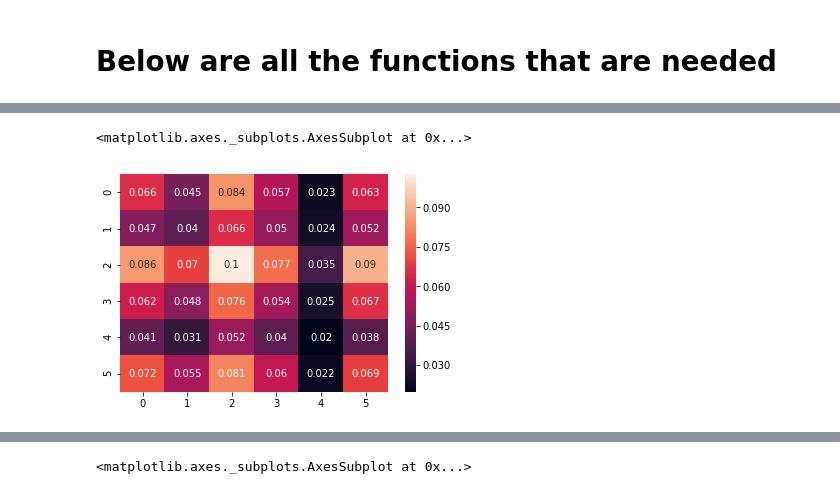
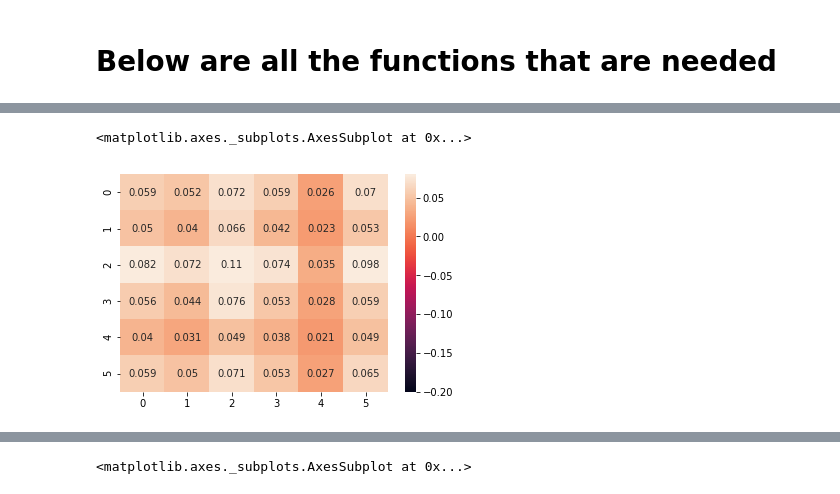
Before and after one commit to blab/markov-intermediate, a Jupyter notebook: scripts/state_transitions_final.ipynb, the cells around one changed output, grey strips where cells are left out. Drawn from its saved outputs; the diff is of its cells as text; code cells hidden in the pictures.

```diff
--- a/scripts/state_transitions_final.ipynb
+++ b/scripts/state_transitions_final.ipynb
@@ -44,29 +55,41 @@ def expected_number_of_transitions_in_time_t_final(array_step, Q):
             E_n += N_greek
     return E_n
 # %%
+np.random.seed(3)
 def simulated_number_of_transitions(array_step, first, last, Q):
+    """This function returns a sinlge value for the number of counted transitions between the first and last state in a given amount of time.
+    The purpose of this function is to get the actual number of transitions in a given time.
+    The simulation runs through a series of events and records how many times a certain event/series happened.
+    array_step = time step.
+    Q = the rate matrix defined earlier in the code."""
     Q_array=np.array(Q)
     Q_exponential=scipy.linalg.expm(Q*1000)
     probability_distribution = Q_exponential[0]
     transitions=[]
+    state_amount=Q.shape[0]
     for simulation_trials in range(5000):
         states=[]
         time_passed=0
-
-        first_state=np.random.choice(6, 1, p=[0.1814796, 0.1484505, 0.23148469, 0.16563497, 0.07801549, 0.19493475])
+        first_state=np.random.choice(state_amount, 1, p=probability_distribution)
+        #This is necessary to convert the first_state 'array' into an integer
         state=int("".join(map(str, first_state)))
         while time_passed < array_step:
             new_time = np.random.exponential(1/Q_array[state, (Q_array[state] >= 0)].sum())
             time_passed += new_time
-            new_state = np.random.choice(6, 1, p=probability_distribution)
+            new_state = np.random.choice(state_amount, 1, p=probability_distribution)
             states.append(new_state)
+            #This looks at the last state in the array list of states
             current_state=states[-1]
             if (first_state == first and current_state == last):
                 transitions.append(states)
     return float ((len(transitions))/5000.0)
 # %%
 def simulated_Q_Matrix(array_step):
+    """This function returns a Matrix of the actaul number of recorded transitions between states from the simulation.
+    The purpose of this function is to convert the simulated number of transitions function that's above into a matrix.
+    array_step = a time step"""
     simulated_Q_array = []
+    size=Q.shape[0]
     for i in range(Q.shape[0]):
         first = i
         for j in range(Q.shape[0]):
@@ -74,5 +97,5 @@ def simulated_Q_Matrix(array_step):
             cell_value = simulated_number_of_transitions(array_step, first, last, Q)
             if(first == i and last == j):
                 simulated_Q_array.append(cell_value)
-    simulated_Q_matrix = np.reshape(simulated_Q_array, (6,6))
+    simulated_Q_matrix = np.reshape(simulated_Q_array, (size,size))
     return simulated_Q_matrix
@@ -87,5 +115,5 @@ for array_step in array:
 # %%
-sns.heatmap(simulated_Q_Matrix(1), annot=True)
+sns.heatmap(simulated_Q_Matrix(1), vmin=-0.20, vmax=0.08, annot=True, )
 # %% [output]
 <matplotlib.axes._subplots.AxesSubplot at 0x...>
-[figure, old version]
+[figure, new version]
```
Also changed, not shown: parts of 18 cells of this notebook.
